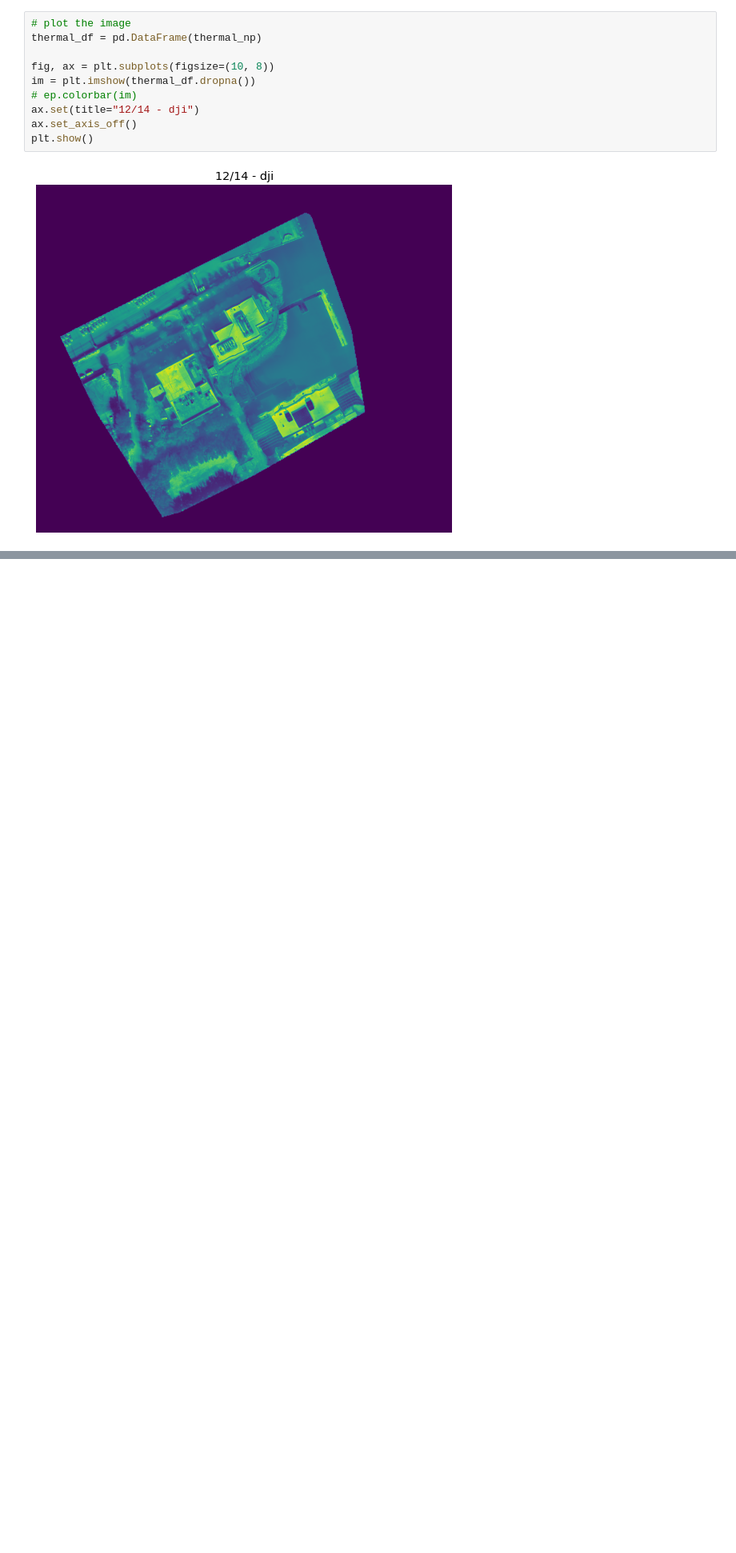
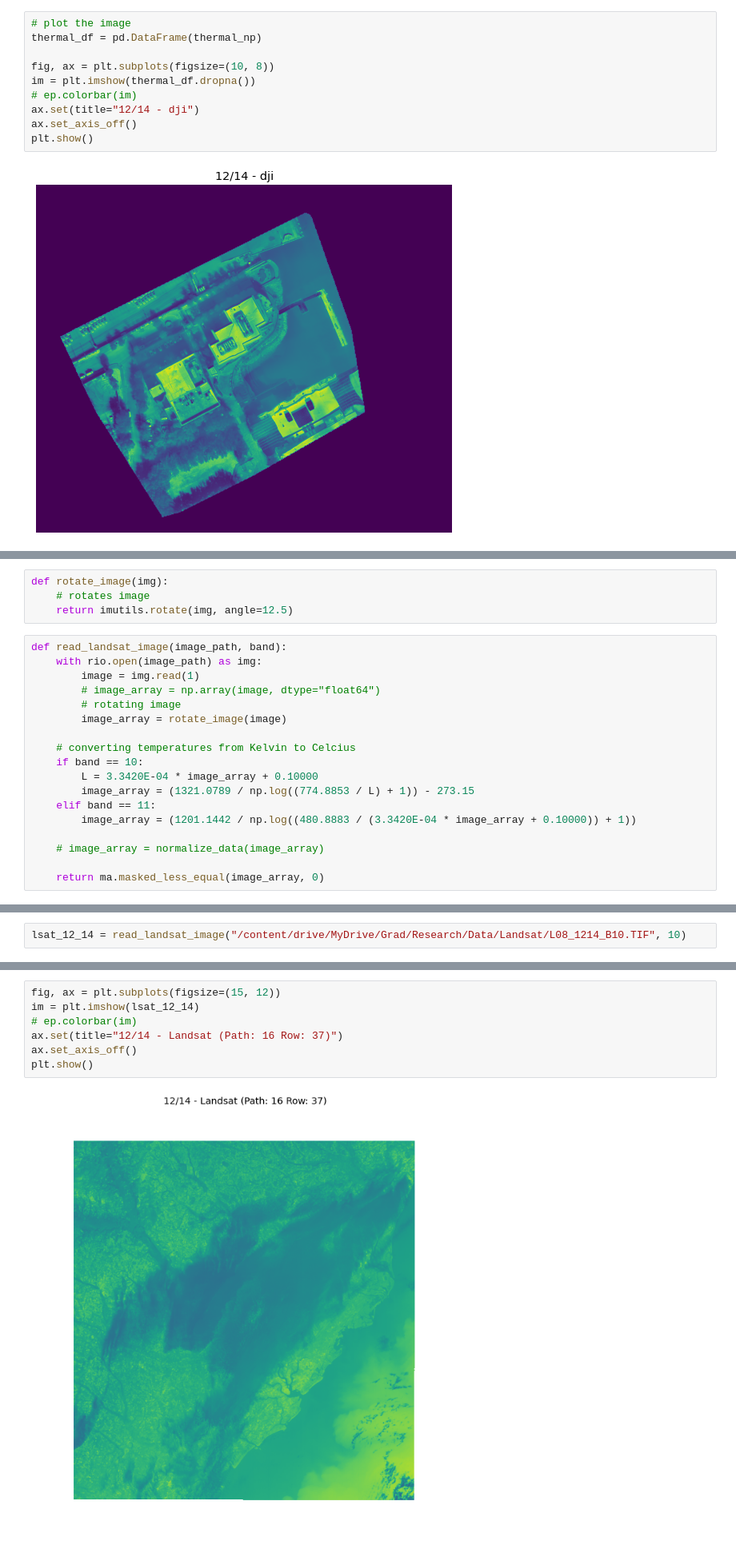
Before and after one commit to bksrocks/Cofc-Research, a Jupyter notebook: Tests.ipynb, the cells around one changed output, grey strips where cells are left out. Shown at 80% size. Drawn from its saved outputs; the diff is of its cells as text; blank space fills up the shorter version.

```diff
--- a/Tests.ipynb
+++ b/Tests.ipynb
@@ -377,0 +450,22 @@ plt.show()
+# %%
+def rotate_image(img):
+    # rotates image
+    return imutils.rotate(img, angle=12.5)
+# %%
+def read_landsat_image(image_path, band):
+    with rio.open(image_path) as img:
+        image = img.read(1)
+        # image_array = np.array(image, dtype="float64")
+        # rotating image
+        image_array = rotate_image(image)
+
+    # converting temperatures from Kelvin to Celcius
+    if band == 10:
+        L = 3.3420E-04 * image_array + 0.10000
+        image_array = (1321.0789 / np.log((774.8853 / L) + 1)) - 273.15
+    elif band == 11:
+        image_array = (1201.1442 / np.log((480.8883 / (3.3420E-04 * image_array + 0.10000)) + 1))
+
+    # image_array = normalize_data(image_array)
+
+    return ma.masked_less_equal(image_array, 0)
@@ -377,0 +491,2 @@ plt.show()
+# %%
+lsat_12_14 = read_landsat_image("/content/drive/MyDrive/Grad/Research/Data/Landsat/L08_1214_B10.TIF", 10)
@@ -377,0 +503,9 @@ plt.show()
+# %%
+fig, ax = plt.subplots(figsize=(15, 12))
+im = plt.imshow(lsat_12_14)
+# ep.colorbar(im)
+ax.set(title="12/14 - Landsat (Path: 16 Row: 37)")
+ax.set_axis_off()
+plt.show()
+# %% [output]
+[figure, added]
```
Also changed, not shown: parts of 28 cells of this notebook, 2 other files.
